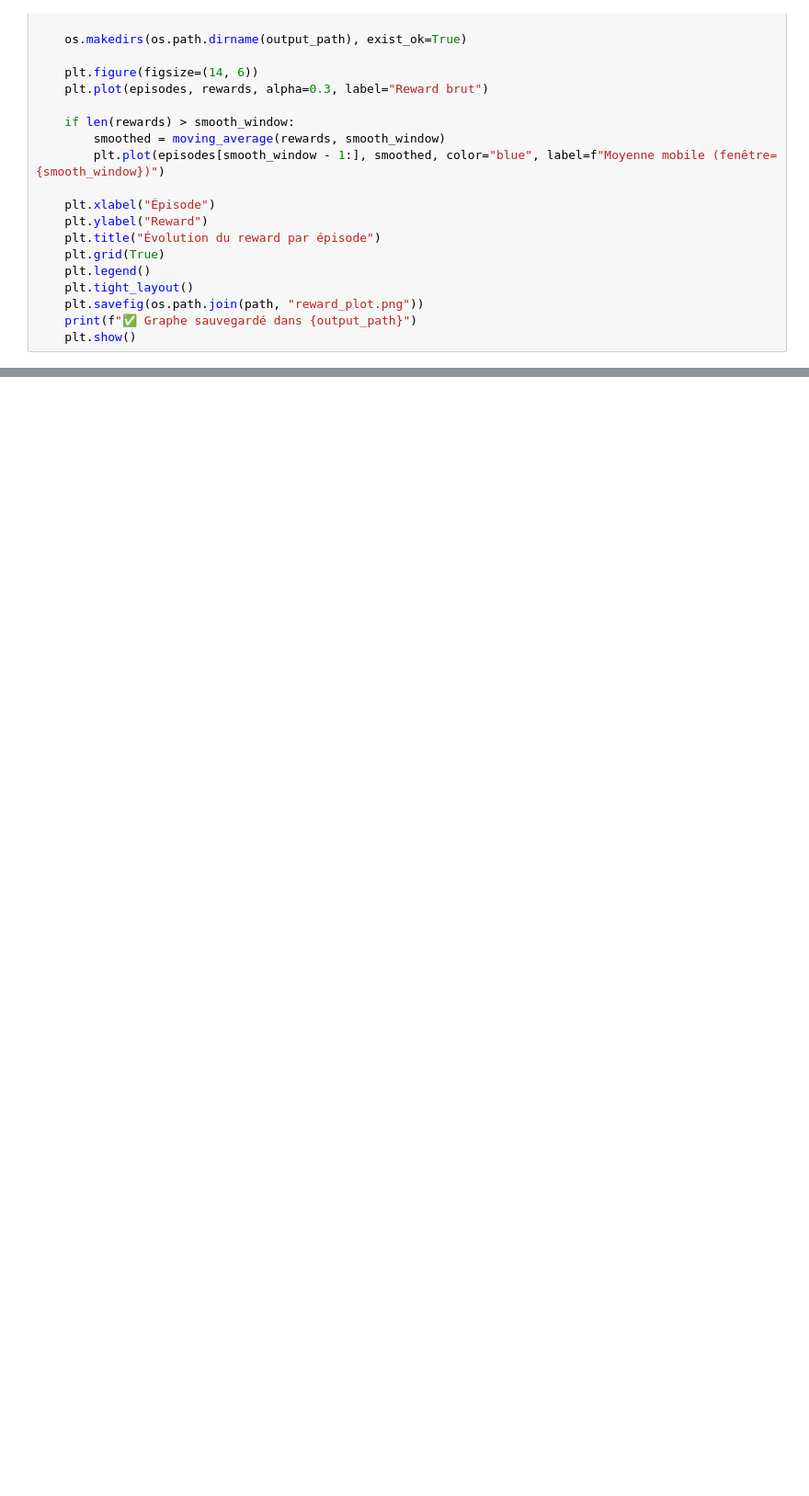
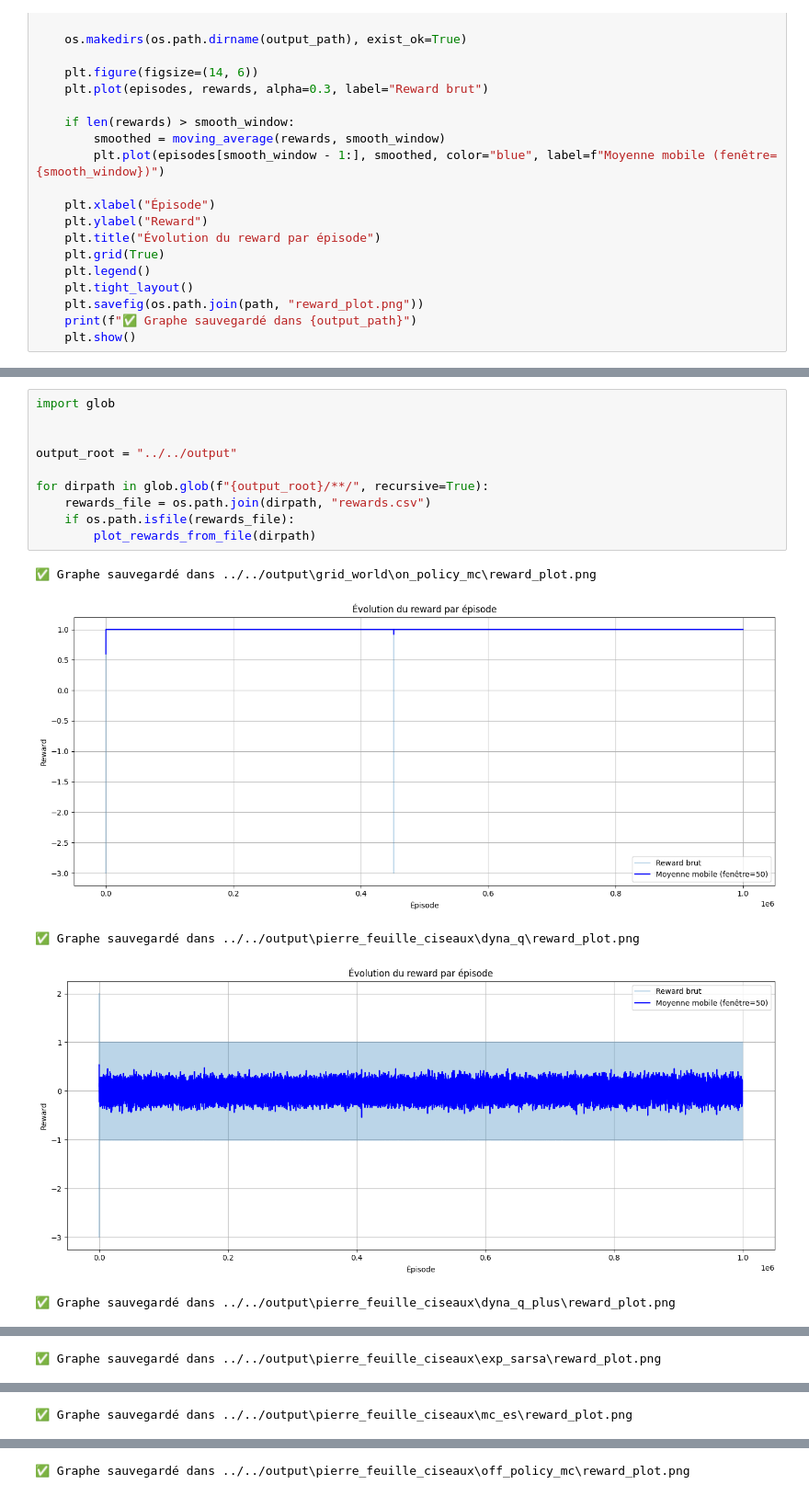
Before and after one commit to Zameloth/reinforcement_learning_lib, a Jupyter notebook: src/experiments/print_graph.ipynb, the cells around one changed output, grey strips where cells are left out. Shown at 92% size. Cells and saved outputs as stored; diff of their text form; blank space fills up the shorter version.

```diff
--- a/src/experiments/print_graph.ipynb
+++ b/src/experiments/print_graph.ipynb
@@ -43,0 +43,16 @@ plot_rewards_from_file("../../output/secret_env_0/q_learning/")
+# %%
+import glob
+
+
+output_root = "../../output"
+
+for dirpath in glob.glob(f"{output_root}/**/", recursive=True):
+    rewards_file = os.path.join(dirpath, "rewards.csv")
+    if os.path.isfile(rewards_file):
+        plot_rewards_from_file(dirpath)
+# %% [output]
+✅ Graphe sauvegardé dans ../../output\grid_world\on_policy_mc\reward_plot.png
+[figure, added]
+✅ Graphe sauvegardé dans ../../output\pierre_feuille_ciseaux\dyna_q\reward_plot.png
+[figure, added]
+✅ Graphe sauvegardé dans ../../output\pierre_feuille_ciseaux\dyna_q_plus\reward_plot.png
@@ -43,0 +60 @@ plot_rewards_from_file("../../output/secret_env_0/q_learning/")
+✅ Graphe sauvegardé dans ../../output\pierre_feuille_ciseaux\exp_sarsa\reward_plot.png
@@ -43,0 +62 @@ plot_rewards_from_file("../../output/secret_env_0/q_learning/")
+✅ Graphe sauvegardé dans ../../output\pierre_feuille_ciseaux\mc_es\reward_plot.png
@@ -43,0 +64 @@ plot_rewards_from_file("../../output/secret_env_0/q_learning/")
+✅ Graphe sauvegardé dans ../../output\pierre_feuille_ciseaux\off_policy_mc\reward_plot.png
```
Also changed, not shown: parts of 2 cells of this notebook, 1 other file.
